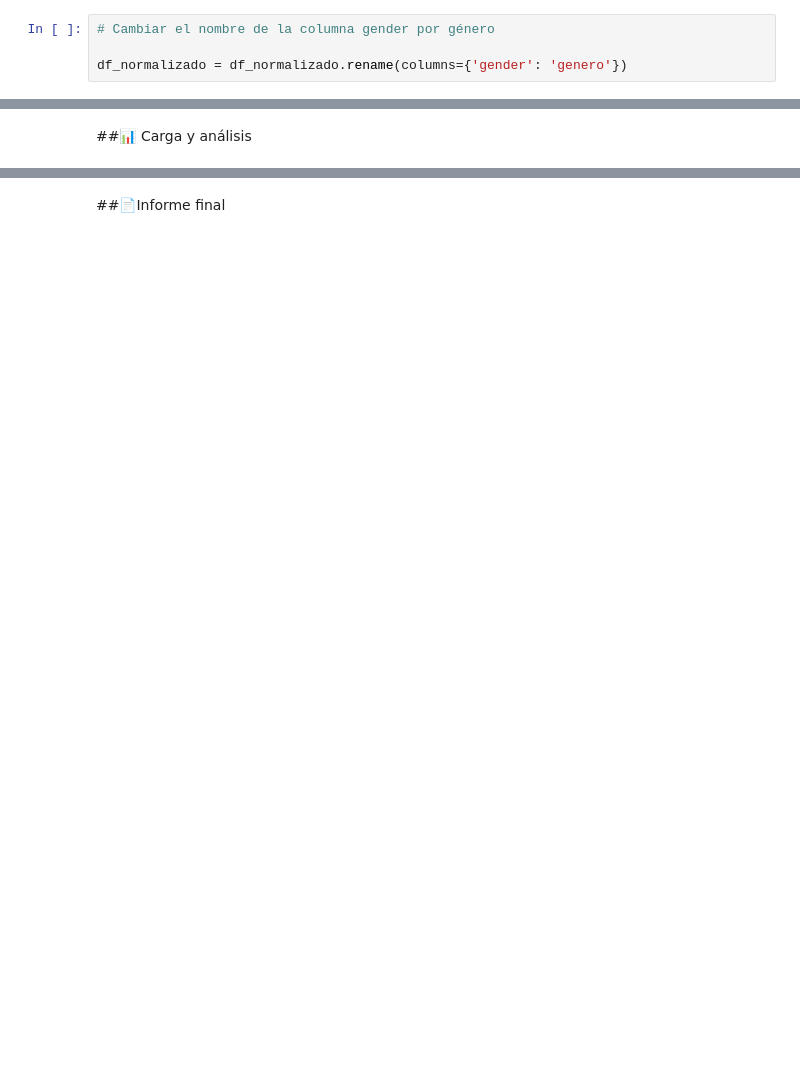
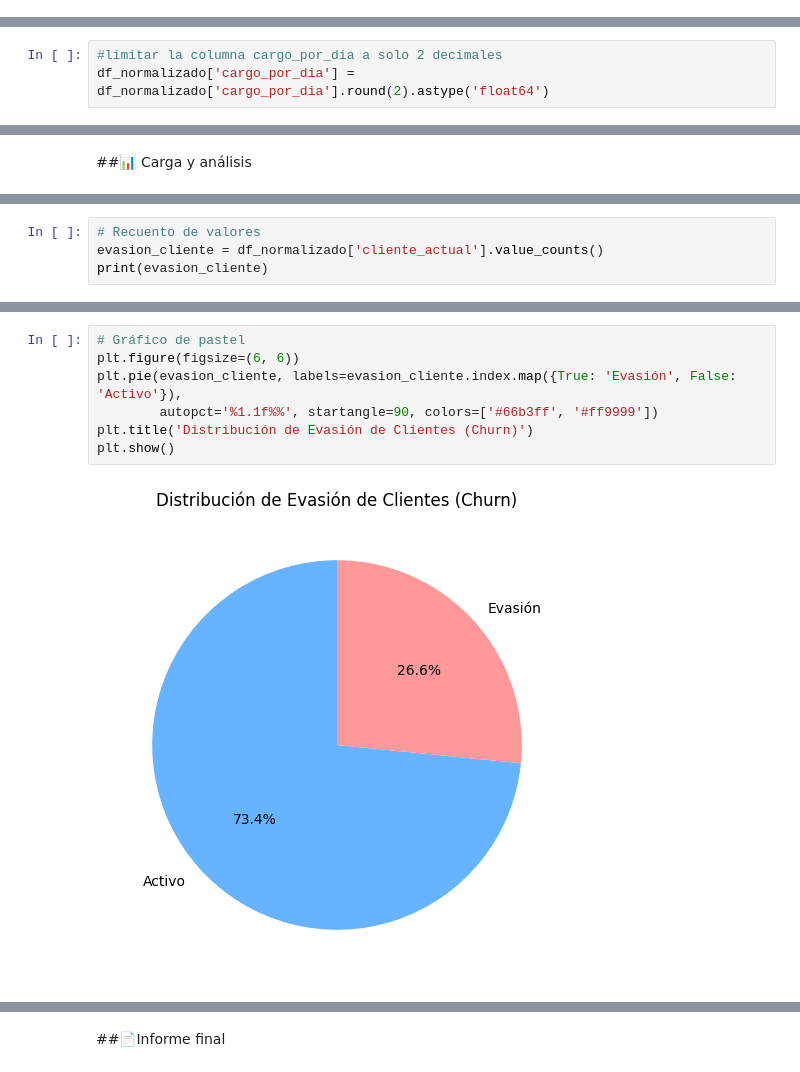
Before and after one commit to byfurkation/TelecomX_datos, a Jupyter notebook: TelecomX_LATAM.ipynb, the cells around one changed output, grey strips where cells are left out. Cells and saved outputs as stored; diff of their text form; blank space fills up the shorter version.

```diff
--- a/TelecomX_LATAM.ipynb
+++ b/TelecomX_LATAM.ipynb
@@ -559,7 +557,3 @@ id_cliente
 3.940000     1
 2.255000     1
 Name: count, Length: 1584, dtype: int64
-# %%
-# Cambiar el nombre de la columna gender por género
-
-df_normalizado = df_normalizado.rename(columns={'gender': 'genero'})
@@ -678,3 +652,6 @@ df_normalizado.head(10)
 | 8 | 0015-UOCOJ | False | Femenino | True | False | False | 7 | ... |
 | 9 | 0016-QLJIS | False | Femenino | False | True | True | 65 | ... |
 10 rows × 22 columns
+# %%
+#limitar la columna cargo_por_dia a solo 2 decimales
+df_normalizado['cargo_por_dia'] = df_normalizado['cargo_por_dia'].round(2).astype('float64')
@@ -682,0 +751,4 @@ df_normalizado.head(10)
+# %%
+# Recuento de valores
+evasion_cliente = df_normalizado['cliente_actual'].value_counts()
+print(evasion_cliente)
@@ -682,0 +771,9 @@ df_normalizado.head(10)
+# %%
+# Gráfico de pastel
+plt.figure(figsize=(6, 6))
+plt.pie(evasion_cliente, labels=evasion_cliente.index.map({True: 'Evasión', False: 'Activo'}),
+        autopct='%1.1f%%', startangle=90, colors=['#66b3ff', '#ff9999'])
+plt.title('Distribución de Evasión de Clientes (Churn)')
+plt.show()
+# %% [output]
+[figure, added]
```
Also changed, not shown: parts of 22 cells of this notebook.
